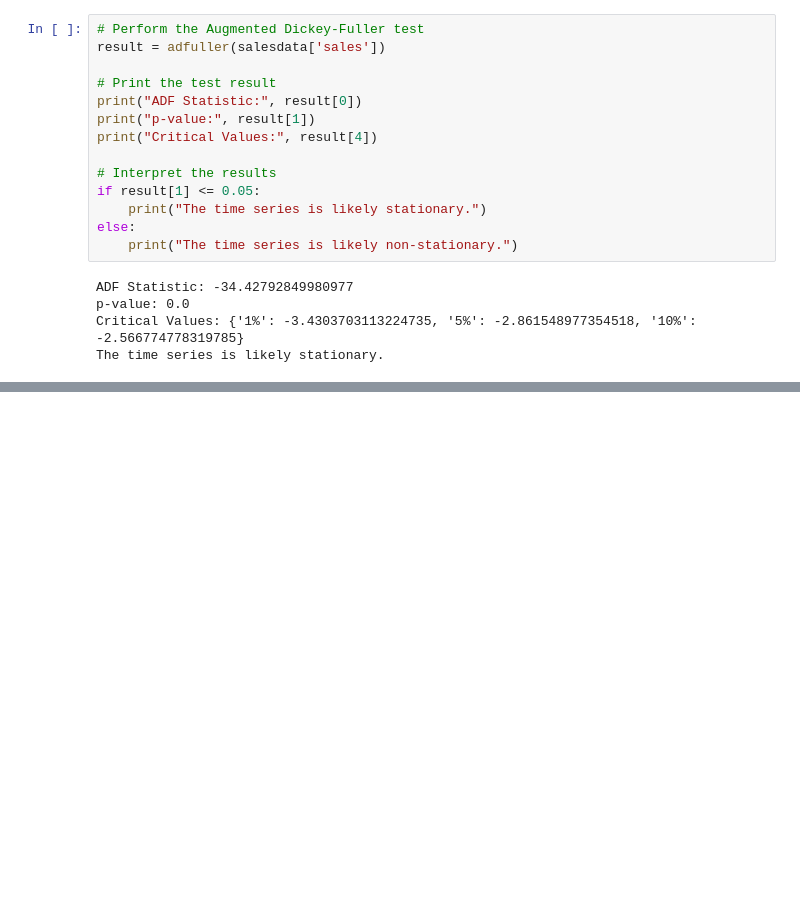
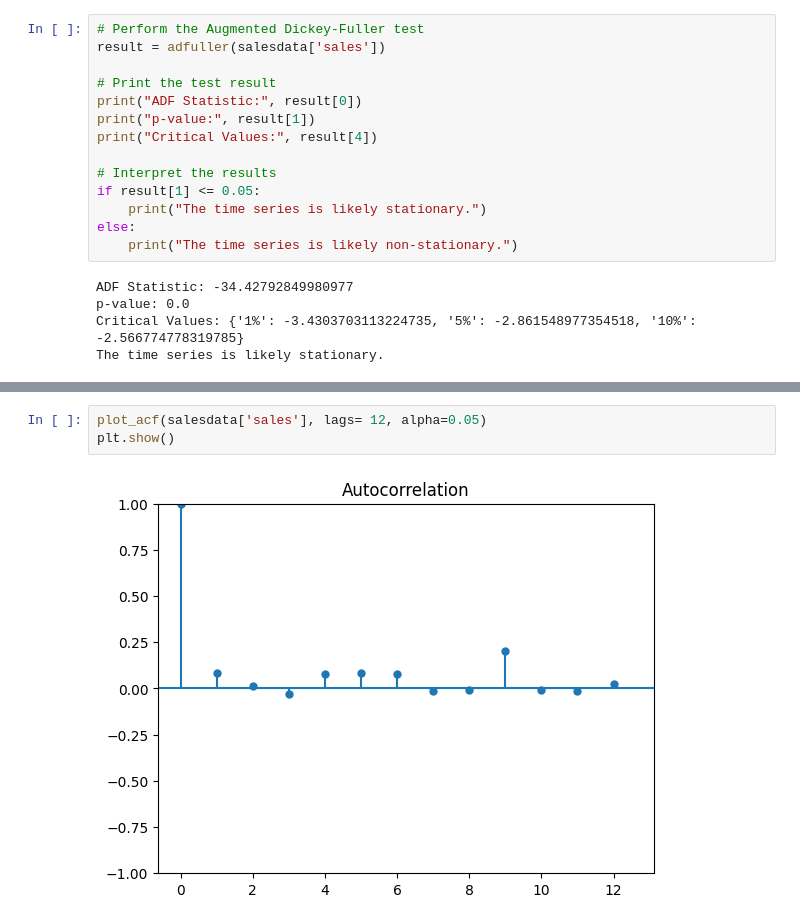
Before and after one commit to aaronayitey/LP3-Time-Series-Analysis, a Jupyter notebook: code.ipynb, the cells around one changed output, grey strips where cells are left out. Drawn from its saved outputs; the diff is of its cells as text; blank space fills up the shorter version.

```diff
--- a/code.ipynb
+++ b/code.ipynb
@@ -1126,0 +1123,5 @@ plt.title('Random');
+# %%
+plot_acf(salesdata['sales'], lags= 12, alpha=0.05)
+plt.show()
+# %% [output]
+[figure, added]
```
Also changed, not shown: parts of 17 cells of this notebook.
